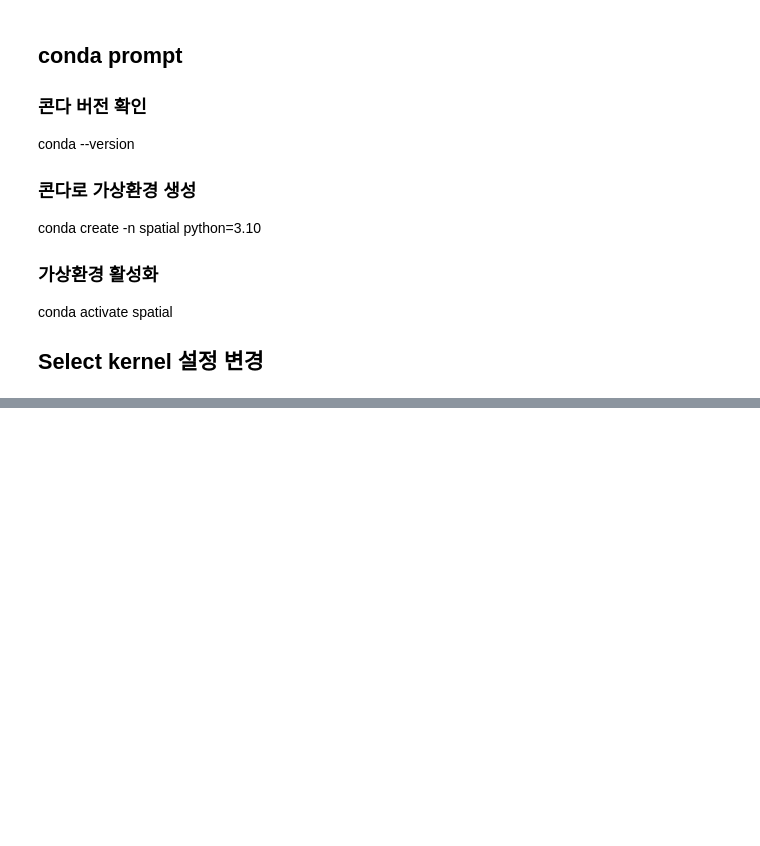
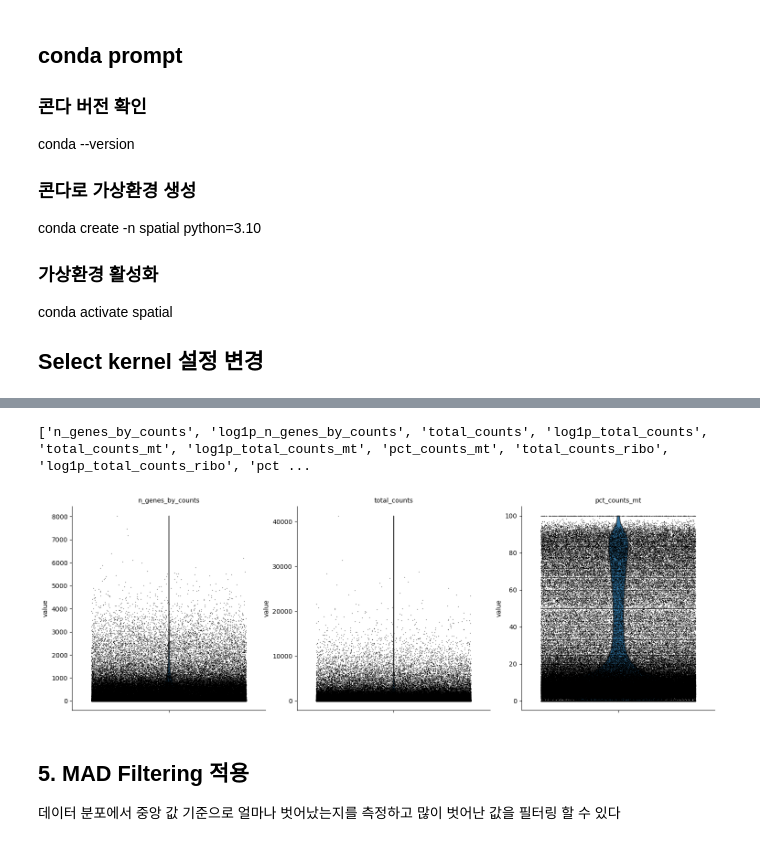
Before and after one commit to boeun02/scRNA-seq-Cancer-Immunology-Analysis, a Jupyter notebook: phase1_scrna/01_geo_pipeline.ipynb, the cells around one changed output, grey strips where cells are left out. Saved outputs shown, nothing was run; the diff lists cells and outputs as text; code cells hidden in the pictures; blank space fills up the shorter version.

```diff
--- a/phase1_scrna/01_geo_pipeline.ipynb
+++ b/phase1_scrna/01_geo_pipeline.ipynb
@@ -17,16 +79,6 @@ conda activate spatial
 # %%
 import scanpy as sc
-import pandas as pd
 
-adata = sc.read_mtx('dataset/GSE127465_human_counts_normalized_54773x41861.mtx/GSE127465_human_counts_normalized_54773x41861.mtx')
-# adata = adata.T #(54773, 41861)
-print(adata.shape)
-gene_name = pd.read_csv('dataset/GSE127465_gene_names_human_41861.tsv/GSE127465_gene_names_human_41861.tsv', header=None)
-adata.var_name = gene_name[0].values
-metadata = pd.read_csv('dataset/GSE127465_human_cell_metadata_54773x25.tsv/GSE127465_human_cell_metadata_54773x25.tsv', sep='\t', index_col=0)
-adata.obs = metadata
-
-print(f'mtx: {adata}')
-print(f'metadata: {adata.obs}')
-print(f'gene_name: {adata.var_name}')
+adata = sc.read_h5ad('dataset/raw/GSE127465_human_all.h5ad')
+print(adata)
 # %% [output]
@@ -49,0 +89,17 @@ gene_names: ['5S_rRNA' '5_8S_rRNA' '7SK' ... 'snoZ6' 'snosnR66' 'uc_338']
+# %%
+import scanpy as sc
+
+adata.var['mt'] = adata.var_names.str.startswith('MT-')
+adata.var['ribo'] = adata.var_names.str.startswith(('RPS', 'RPL'))
+adata.var['hb'] = adata.var_names.str.contains(r'^HB[ABDEGMQZ]\d*(?!\w)')
+sc.pp.calculate_qc_metrics(adata, qc_vars=['mt', 'ribo', 'hb'], percent_top=None, log1p=True, inplace=True)
+
+print(adata.obs.columns.tolist())
+
+sc.pl.violin(adata, ['n_genes_by_counts', 'total_counts', 'pct_counts_mt'], jitter=0.4, multi_panel=True)
+# %% [output]
+['n_genes_by_counts', 'log1p_n_genes_by_counts', 'total_counts', 'log1p_total_counts', 'total_counts_mt', 'log1p_total_counts_mt', 'pct_counts_mt', 'total_counts_ribo', 'log1p_total_counts_ribo', 'pct ...
+[figure, added]
+# %% [markdown]
+## 5. MAD Filtering 적용
+데이터 분포에서 중앙 값 기준으로 얼마나 벗어났는지를 측정하고 많이 벗어난 값을 필터링 할 수 있다
```
Also changed, not shown: parts of 9 cells of this notebook, 1 other file.
